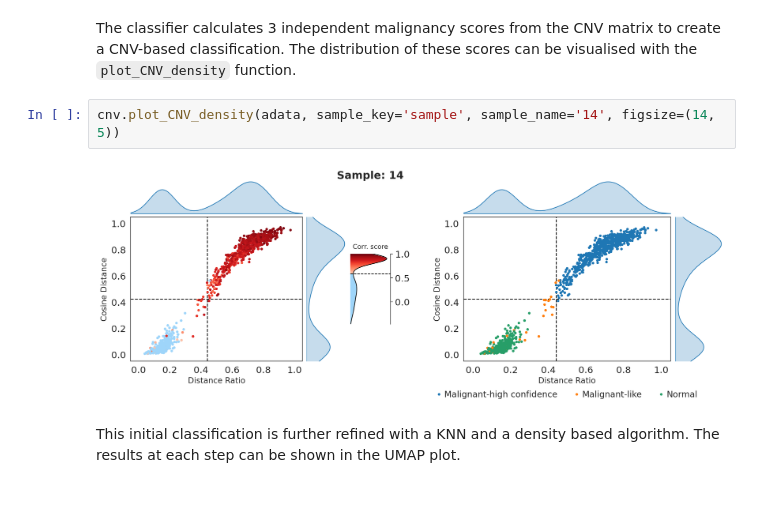
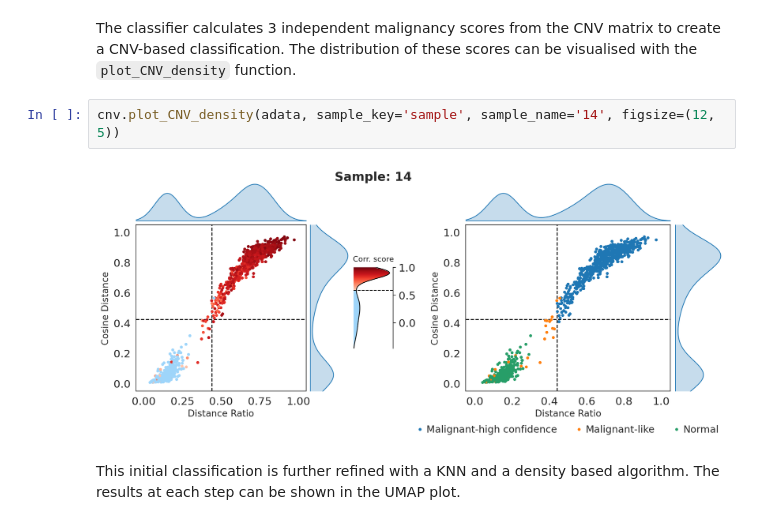
Before and after one commit to Computational-Immunogenomics/SwiftCNV, a Jupyter notebook: docs/notebooks/malignant_classification.ipynb, the cells around one changed output. Saved outputs shown, nothing was run; the diff lists cells and outputs as text; blank space fills up the shorter version.

Commit message:
minor changes in figures size

```diff
--- a/docs/notebooks/malignant_classification.ipynb
+++ b/docs/notebooks/malignant_classification.ipynb
@@ -134,9 +132,9 @@ adata = classifier.run_classification(n_jobs=3, embedding_key='X_umap', report=T
 # %% [markdown]
 The classifier calculates 3 independent malignancy scores from the CNV matrix to create a CNV-based classification. The distribution of these scores can be visualised with the `plot_CNV_density` function.
 # %%
-cnv.plot_CNV_density(adata, sample_key='sample', sample_name='14', figsize=(14, 5))
+cnv.plot_CNV_density(adata, sample_key='sample', sample_name='14', figsize=(12, 5))
 # %% [output]
-[figure, old version]
+[figure, new version]
 # %% [markdown]
 This initial classification is further refined with a KNN and a density based algorithm. The results at each step can be shown in the UMAP plot.
 # %%
```
Also changed, not shown: parts of 4 cells of this notebook.
